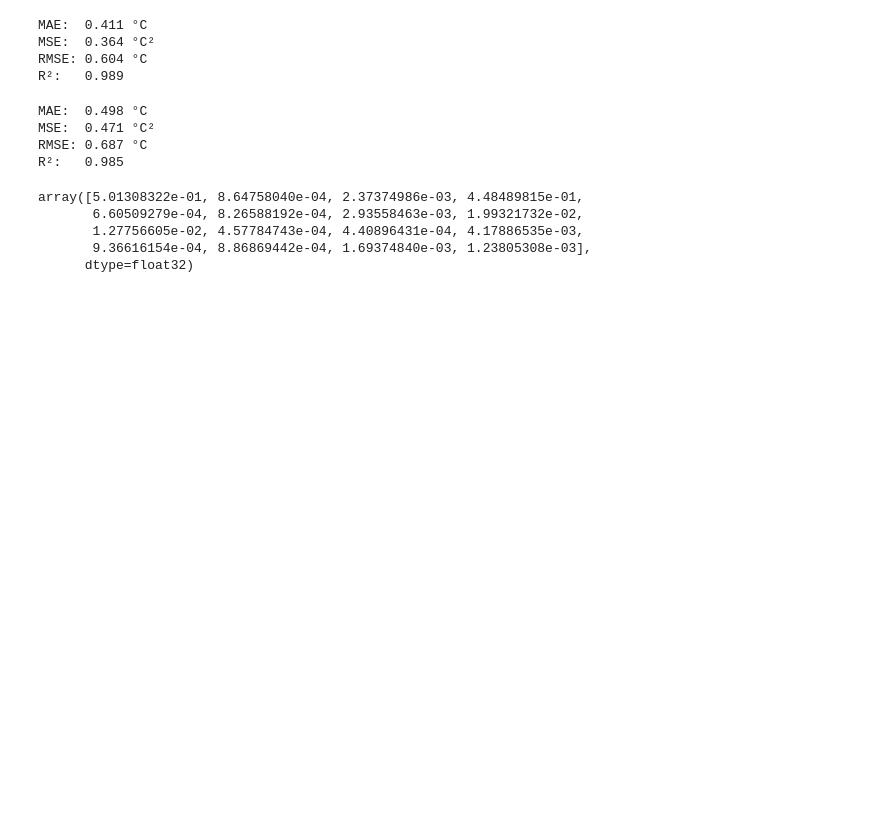
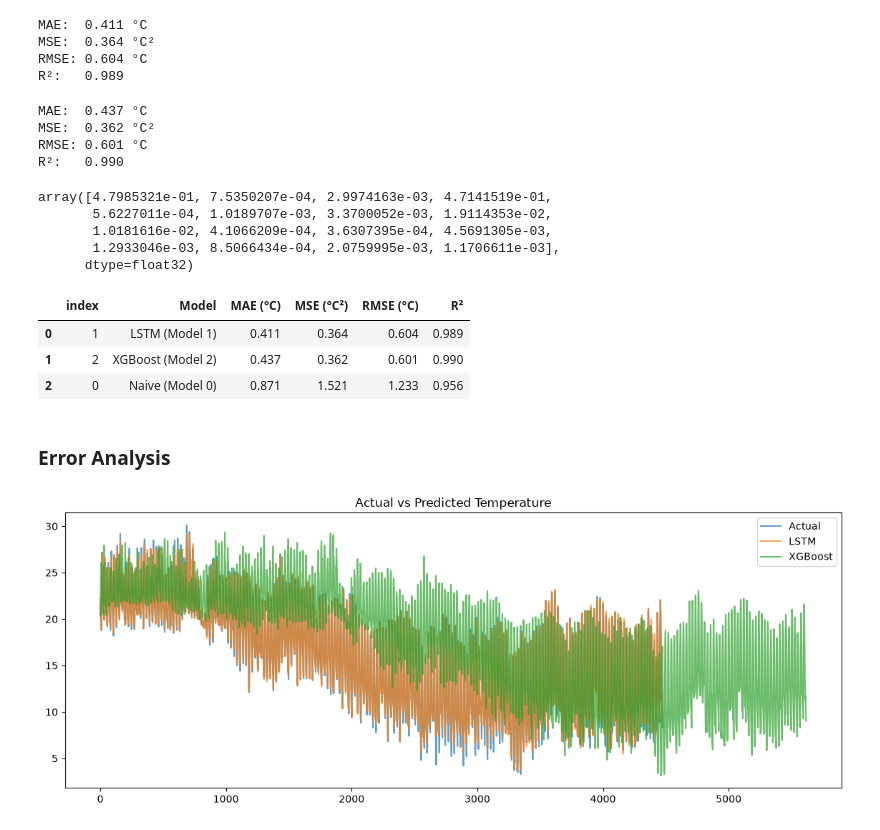
Before and after one commit to bisheshdahal/ktm-weather-forecasting, a Jupyter notebook: ktmaqi.ipynb, the cells around one changed output. Cells and saved outputs as stored; diff of their text form; code cells hidden in the pictures; blank space fills up the shorter version.

Commit message:
Compared the three models, LSTM , NaiveBaseline and XGB

```diff
--- a/ktmaqi.ipynb
+++ b/ktmaqi.ipynb
@@ -480,12 +480,12 @@ data_model.shape
 (22465, 20)
 # %%
 from sklearn.model_selection import train_test_split
-X_train, X_test, y_train, y_test_2 = train_test_split(X, y, test_size=0.2, shuffle=False)
+X_train, X_test, y_train, y_test_2 = train_test_split(X, y, test_size=0.25, shuffle=False)
 # %%
 
 model_2 = XGBRegressor(
-    n_estimators=600,
-    max_depth=5,
+    n_estimators=500,
+    max_depth=4,
     learning_rate=0.05,
     random_state=42
 
@@ -539,25 +539,25 @@ MSE:  0.364 °C²
 RMSE: 0.604 °C
 R²:   0.989
 # %%
-mae = mean_absolute_error(y_test_2, y_pred_2)
-mse = mean_squared_error(y_test_2, y_pred_2)
-rmse = np.sqrt(mse)
-r2 = r2_score(y_test_2, y_pred_2)
+mae2 = mean_absolute_error(y_test_2, y_pred_2)
+mse2 = mean_squared_error(y_test_2, y_pred_2)
+rmse2 = np.sqrt(mse2)
+r2_2 = r2_score(y_test_2, y_pred_2)
 
-print(f"MAE:  {mae:.3f} °C")
-print(f"MSE:  {mse:.3f} °C²")
-print(f"RMSE: {rmse:.3f} °C")
-print(f"R²:   {r2:.3f}")
+print(f"MAE:  {mae2:.3f} °C")
+print(f"MSE:  {mse2:.3f} °C²")
+print(f"RMSE: {rmse2:.3f} °C")
+print(f"R²:   {r2_2:.3f}")
 # %% [output]
-MAE:  0.498 °C
-MSE:  0.471 °C²
-RMSE: 0.687 °C
-R²:   0.985
+MAE:  0.437 °C
+MSE:  0.362 °C²
+RMSE: 0.601 °C
+R²:   0.990
 # %%
 model_2.feature_importances_
 # %% [output]
-array([5.01308322e-01, 8.64758040e-04, 2.37374986e-03, 4.48489815e-01,
-       6.60509279e-04, 8.26588192e-04, 2.93558463e-03, 1.99321732e-02,
-       1.27756605e-02, 4.57784743e-04, 4.40896431e-04, 4.17886535e-03,
-       9.36616154e-04, 8.86869442e-04, 1.69374840e-03, 1.23805308e-03],
+array([4.7985321e-01, 7.5350207e-04, 2.9974163e-03, 4.7141519e-01,
+       5.6227011e-04, 1.0189707e-03, 3.3700052e-03, 1.9114353e-02,
+       1.0181616e-02, 4.1066209e-04, 3.6307395e-04, 4.5691305e-03,
+       1.2933046e-03, 8.5066434e-04, 2.0759995e-03, 1.1706611e-03],
       dtype=float32)
@@ -563,0 +574,23 @@ array([5.01308322e-01, 8.64758040e-04, 2.37374986e-03, 4.48489815e-01,
+# %%
+results = results.round(3)
+results = results.sort_values('MAE (°C)').reset_index()
+results
+# %% [output]
+|  | index | Model | MAE (°C) | MSE (°C²) | RMSE (°C) | R² |
+| 0 | 1 | LSTM (Model 1) | 0.411 | 0.364 | 0.604 | 0.989 |
+| 1 | 2 | XGBoost (Model 2) | 0.437 | 0.362 | 0.601 | 0.990 |
+| 2 | 0 | Naive (Model 0) | 0.871 | 1.521 | 1.233 | 0.956 |
+# %% [markdown]
+### Error Analysis
+# %%
+import matplotlib.pyplot as plt
+
+plt.figure(figsize=(14,5))
+plt.plot(y_test_1, label='Actual', alpha=0.7)
+plt.plot(y_pred_1, label='LSTM', alpha=0.7)
+plt.plot(y_pred_2, label='XGBoost', alpha=0.7)
+plt.legend()
+plt.title('Actual vs Predicted Temperature')
+plt.show()
+# %% [output]
+[figure, added]
```
Also changed, not shown: parts of 4 cells of this notebook.
